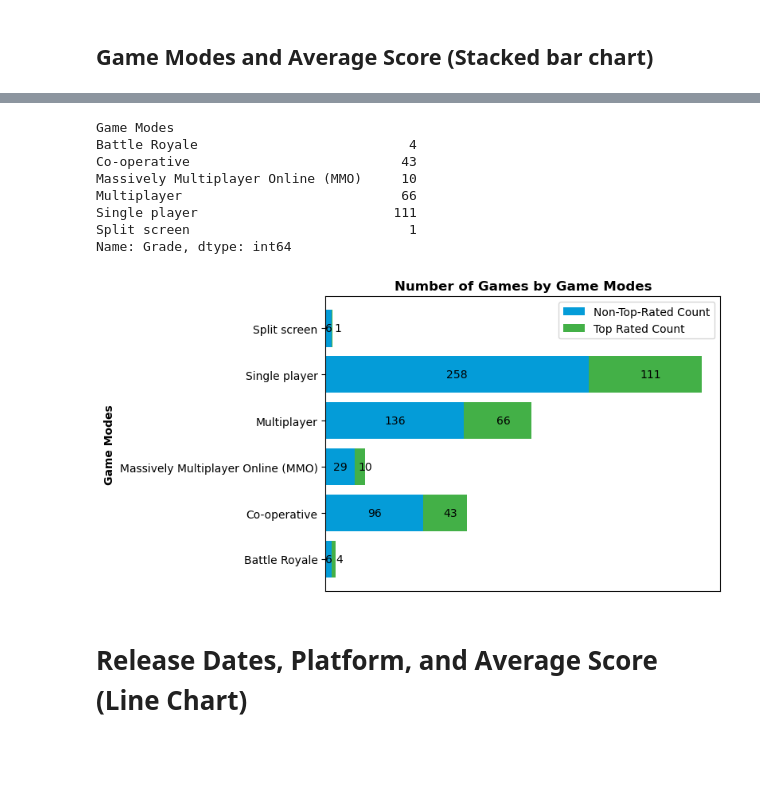
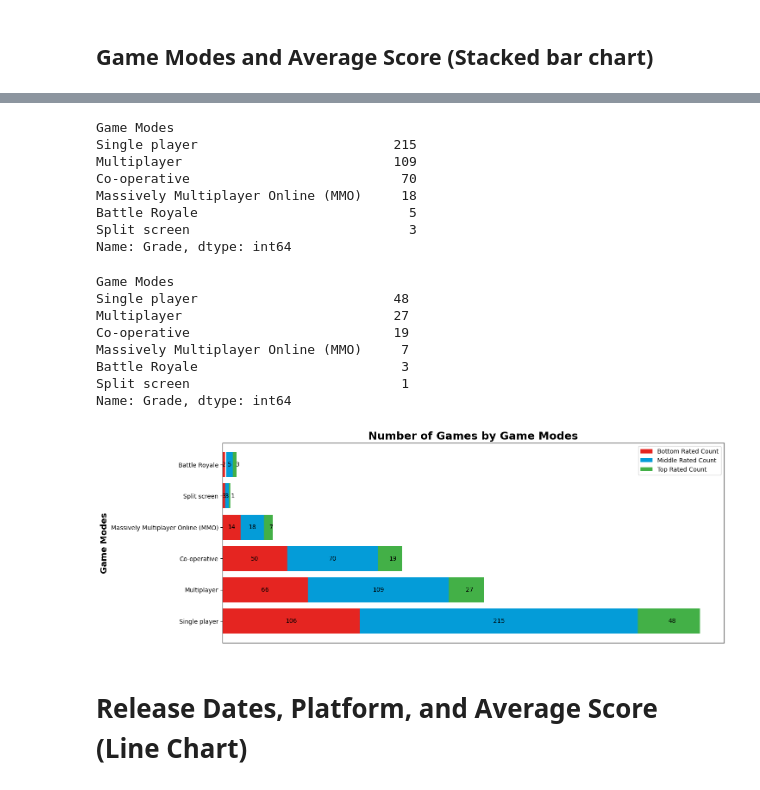
Before and after one commit to nlabern/Project_1_Steam_PC_, a Jupyter notebook: Data-analysis.ipynb, the cells around one changed output, grey strips where cells are left out. Cells and saved outputs as stored; diff of their text form; code cells hidden in the pictures; blank space fills up the shorter version.

```diff
--- a/Data-analysis.ipynb
+++ b/Data-analysis.ipynb
@@ -189,8 +196,8 @@ pub_df.loc[(pub_df["Games Published"]==1671), :]
 # %%
 # Bin/Categorize average score into letter grades
 # Define the bins and labels for the categories
-bins = [0,25,50,75,100]
-labels = ['Low', 'Medium', 'High', 'Very High']
+bins = [0,60,70,80,100]
+labels = ['Very Low', 'Low', 'High', 'Very High']
 
 """
 1. Create a new column with categorical 'Grade' values based on binning the numeric 'Average Score' values column for all the dataframes.
@@ -391,8 +429,8 @@ plt.show()
 # %% [markdown]
 ## Game Modes and Average Score (Stacked bar chart)
 # %%
-# Group all the games by game mode as counts of non-highest rated games in each game mode: this will be the first segment of the stacked bar.
-mode_count = game_mode_df[game_mode_df["Grade"]!= "Very High"].groupby("Game Modes")["Grade"].count()
+# Group the games by game mode as counts of lowest rated games in each game mode: this will be the first segment of the stacked bar.
+mode_count = game_mode_df[game_mode_df["Grade"]== "Very Low"].groupby("Game Modes")["Grade"].count().sort_values(ascending=False)
 mode_count
 # %% [output]
 Game Modes
@@ -405,32 +443,48 @@ Split screen                            6
 Name: Grade, dtype: int64
+# %%
+# Group the games by game mode as counts of low & high rated games in each game mode: this will be the second segment of the stacked bar.
+mode_mid = game_mode_df[game_mode_df["Grade"].isin(['Low', 'High'])].groupby("Game Modes")["Grade"].count().sort_values(ascending=False)
+mode_mid
+# %% [output]
+Game Modes
+Single player                         215
+Multiplayer                           109
+Co-operative                           70
+Massively Multiplayer Online (MMO)     18
+Battle Royale                           5
+Split screen                            3
+Name: Grade, dtype: int64
 # %%
-# Group the top rated games by game mode as counts of all the games in each game mode: this will be the second segment of the stacked bar.
-mode_top_rated = game_mode_df[game_mode_df["Grade"]== "Very High"].groupby("Game Modes")["Grade"].count()
+# Group the top rated games by game mode as counts of all the games in each game mode: this will be the third segment of the stacked bar.
+mode_top_rated = game_mode_df[game_mode_df["Grade"]== "Very High"].groupby("Game Modes")["Grade"].count().sort_values(ascending=False)
 mode_top_rated
 # %% [output]
 Game Modes
-Battle Royale                           4
-Co-operative                           43
-Massively Multiplayer Online (MMO)     10
-Multiplayer                            66
-Single player                         111
-Split screen                            1
+Single player                         48
+Multiplayer                           27
+Co-operative                          19
+Massively Multiplayer Online (MMO)     7
+Battle Royale                          3
+Split screen                           1
 Name: Grade, dtype: int64
 # %%
 fig, ax = plt.subplots()
-total = ax.barh(mode_count.index,mode_count.values,color= "#049CD8",label="Non-Top-Rated Count")
-top = ax.barh(mode_top_rated.index,mode_top_rated.values, left =mode_count.values, color= "#43B047",label= "Top Rated Count" )
-ax.bar_label(top, label_type='center', padding=5)
-ax.bar_label(total, label_type='center')
+bottom_m = ax.barh(mode_count.index,mode_count.values,color= "#E52521",label="Bottom Rated Count")
+mid_m = ax.barh(mode_mid.index,mode_mid.values, left =mode_count.values, color= "#049CD8",label= "Middle Rated Count" )
+top_m = ax.barh(mode_top_rated.index,mode_top_rated.values,
+                left =[sum(x) for x in zip(mode_count.values, mode_mid.values)], color= "#43B047",label= "Top Rated Count" )
+ax.bar_label(top_m, label_type='center', padding=5)
+ax.bar_label(mid_m, label_type='center')
+ax.bar_label(bottom_m, label_type='center')
 ax.xaxis.set_visible(False)
-#ax.set_xlabel('Number of Games', fontweight ="bold")
-ax.set_ylabel('Game Modes', fontweight ="bold")
-ax.set_title("Number of Games by Game Modes", fontweight ="bold")
+ax.set_ylabel('Game Modes', fontweight ="bold", fontsize=14)
+ax.set_title("Number of Games by Game Modes", fontweight ="bold", fontsize=18)
 ax.legend(loc="best")
-plt.savefig("Visuals/Number_of_games_by_game_mode.png",bbox_inches="tight")
+fig.set_size_inches(w=15, h=6)
+plt.savefig("Visuals/Barh_Chart_2-Number_of_games_by_game_mode.png",bbox_inches="tight")
 plt.show()
 # %% [output]
-[figure, old version]
+[figure, new version]
 # %% [markdown]
 # Release Dates, Platform, and Average Score (Line Chart)
 # %%
```
Also changed, not shown: parts of 33 cells of this notebook, 8 other files.
